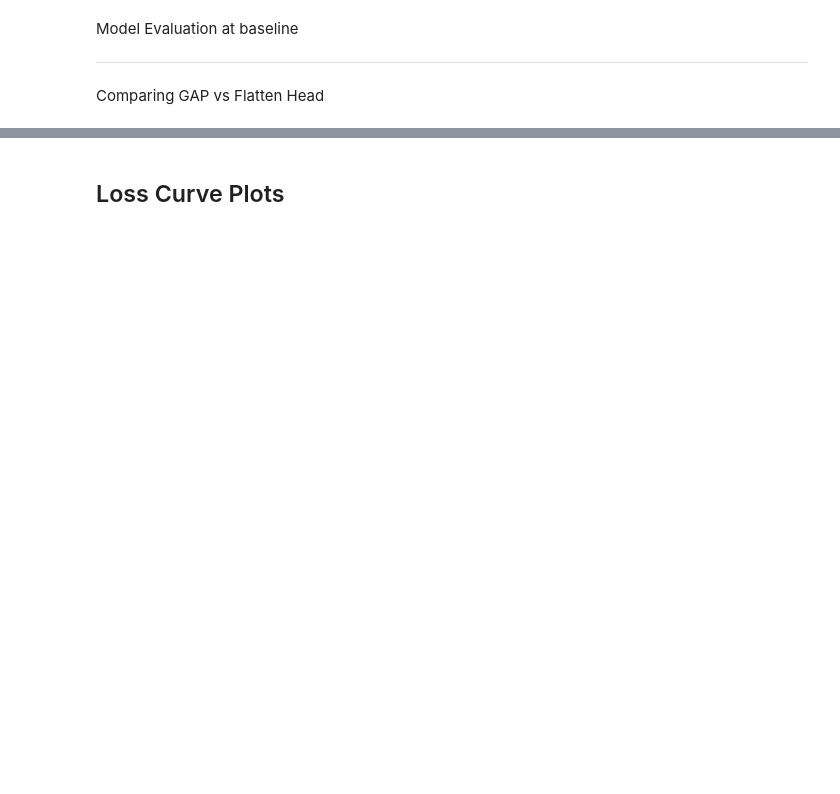
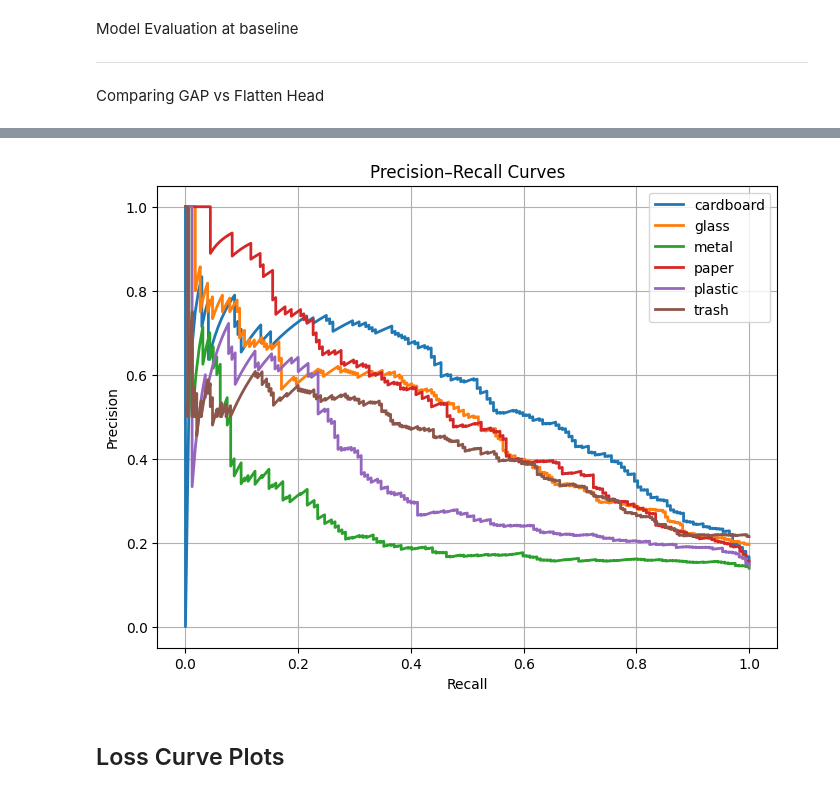
Before and after one commit to yvessong23/ML-TEAM-15, a Jupyter notebook: BinBuddiesCNN.ipynb, the cells around one changed output, grey strips where cells are left out. Cells and saved outputs as stored; diff of their text form; code cells hidden in the pictures; blank space fills up the shorter version.

```diff
--- a/BinBuddiesCNN.ipynb
+++ b/BinBuddiesCNN.ipynb
@@ -379,3 +502,22 @@ f1_weighted = f1_score(y_true, y_pred, average='weighted')
+# %%
+# Precision–Recall Curves
+
+from sklearn.metrics import precision_recall_curve
+
+plt.figure(figsize=(8,6))
+
+for i, class_name in enumerate(class_names):
+    precision, recall, _ = precision_recall_curve(y_true == i, y_probs[:, i])
+    plt.plot(recall, precision, lw=2, label=f"{class_name}")
+
+plt.title("Precision–Recall Curves")
+plt.xlabel("Recall")
+plt.ylabel("Precision")
+plt.legend()
+plt.grid(True)
+plt.show()
+# %% [output]
+[figure, added]
 # %%
 # test_images, test_labels = test_generator_data
 
```
Also changed, not shown: parts of 8 cells of this notebook.
